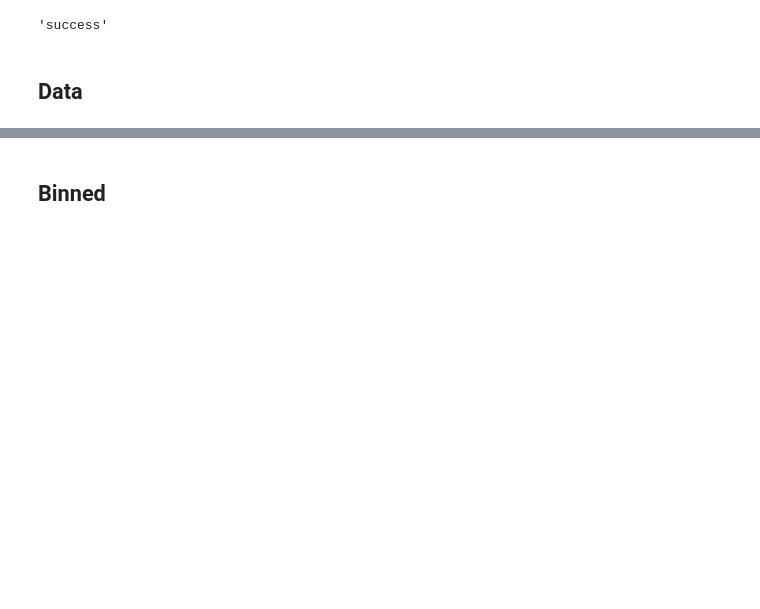
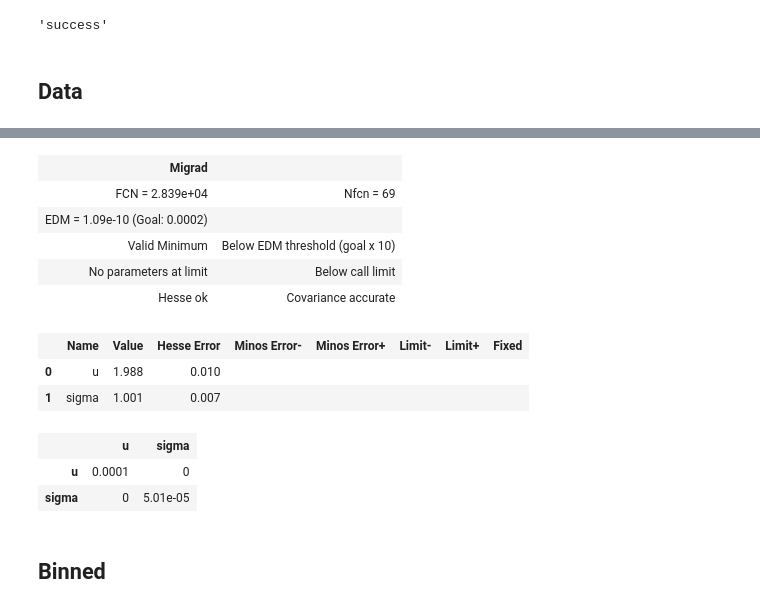
Before and after one commit to Yehan-Edirisinghe/Labo_cal, a Jupyter notebook: lecture_12/es2.ipynb, the cells around one changed output, grey strips where cells are left out. Cells and saved outputs as stored; diff of their text form; code cells hidden in the pictures; blank space fills up the shorter version.

```diff
--- a/lecture_12/es2.ipynb
+++ b/lecture_12/es2.ipynb
@@ -87,2 +97,21 @@ plt.show()
+# %%
+cost = UnbinnedNLL(data,func)
+my_minuit = Minuit(cost,u=0,sigma=1)
+my_minuit.migrad()
+my_minuit.hesse()
+display(my_minuit)
+# %% [output]
+| Migrad |  |
+| FCN = 2.839e+04 | Nfcn = 69 |
+| EDM = 1.09e-10 (Goal: 0.0002) |  |
+| Valid Minimum | Below EDM threshold (goal x 10) |
+| No parameters at limit | Below call limit |
+| Hesse ok | Covariance accurate |
+|  | Name | Value | Hesse Error | Minos Error- | Minos Error+ | Limit- | Limit+ | Fixed |
+| 0 | u | 1.988 | 0.010 |  |  |  |  |  |
+| 1 | sigma | 1.001 | 0.007 |  |  |  |  |  |
+|  | u | sigma |
+| u | 0.0001 | 0 |
+| sigma | 0 | 5.01e-05 |
 # %% [markdown]
 <h2>Binned
```
Also changed, not shown: parts of 11 cells of this notebook, 2 other files.
